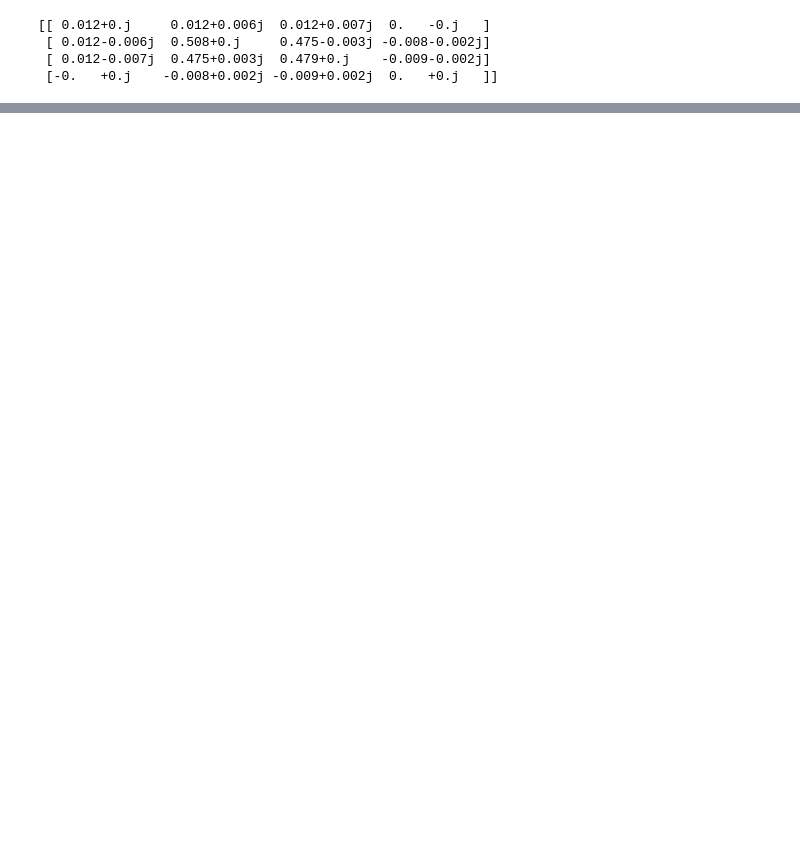
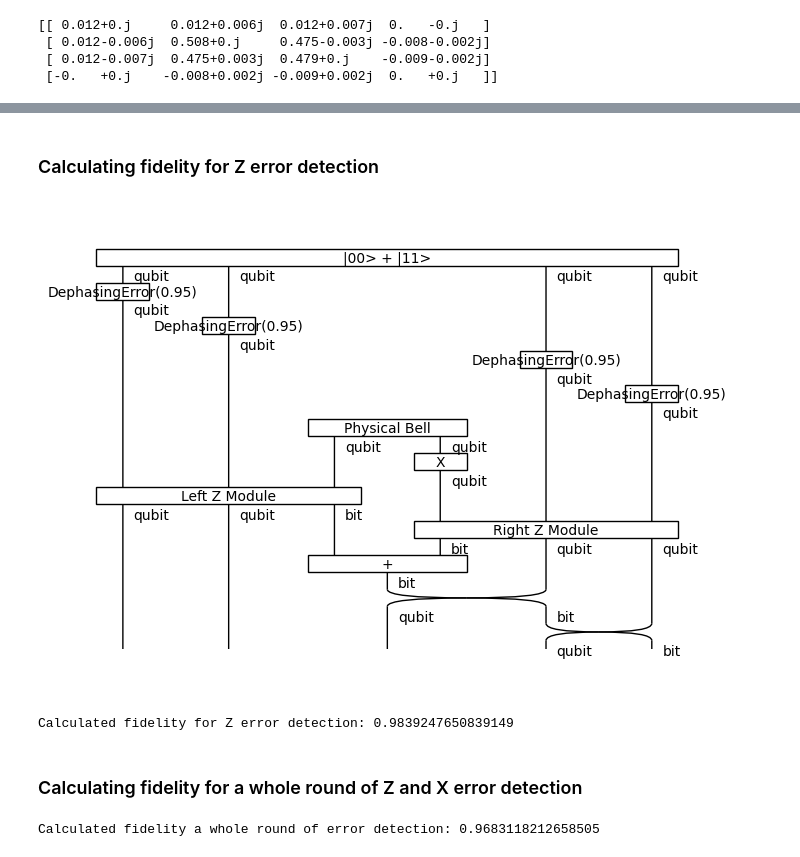
Before and after one commit to quantinuum-dev/optyx, a Jupyter notebook: notebooks/distributed-422-code.ipynb, the cells around one changed output, grey strips where cells are left out. Drawn from its saved outputs; the diff is of its cells as text; code cells hidden in the pictures; blank space fills up the shorter version.

```diff
--- a/notebooks/distributed-422-code.ipynb
+++ b/notebooks/distributed-422-code.ipynb
@@ -143,4 +83,5 @@ logical_bell.draw()
 # %%
+p_error = 0.95
 Imperfect_circuit = Logical_bell >> diag_pow(BitFlipError(p_error), 4) >> X_detector
 
 Imperfect_circuit.draw()
@@ -223,0 +194,33 @@ Tensor[complex128]([0.968+0.j], dom=Dim(1), cod=Dim(1))
+# %% [markdown]
+### Calculating fidelity for Z error detection
+# %%
+Imperfect_circuit = Logical_bell >> diag_pow(DephasingError(p_error), 4) >> Physical_Z_detector
+Imperfect_circuit.draw()
+# %% [output]
+[figure, added]
+# %%
+P_s_eq_0 = Imperfect_circuit >> Discard(qubit ** 4) @ Bit_0
+p_s_eq_0 = P_s_eq_0.double().to_tensor().eval().array
+
+P_00_and_s_eq_0 = Imperfect_circuit >> Logical_bell_measurement @ Bit_0
+p_00_and_s_eq_0 = P_00_and_s_eq_0.double().to_tensor().eval().array
+
+fidelity = p_00_and_s_eq_0 / p_s_eq_0
+print("Calculated fidelity for Z error detection:", np.sqrt(fidelity.real))
+# %% [output]
+Calculated fidelity for Z error detection: 0.9839247650839149
+# %% [markdown]
+### Calculating fidelity for a whole round of Z and X error detection
+# %%
+Imperfect_circuit = Logical_bell >> diag_pow(DephasingError(p_error), 4) >> Physical_Z_detector >> diag_pow(BitFlipError(p_error), 4) @ Circuit.id(bit) >> Physical_X_detector @ Circuit.id(bit)
+
+P_s_eq_0 = Imperfect_circuit >> Discard(qubit ** 4) @ Bit_0 @ Bit_0
+p_s_eq_0 = P_s_eq_0.double().to_tensor().eval().array
+
+P_00_and_s_eq_0 = Imperfect_circuit >> Logical_bell_measurement @ Bit_0 @ Bit_0
+p_00_and_s_eq_0 = P_00_and_s_eq_0.double().to_tensor().eval().array
+
+fidelity = p_00_and_s_eq_0 / p_s_eq_0
+print("Calculated fidelity a whole round of error detection:", np.sqrt(fidelity.real))
+# %% [output]
+Calculated fidelity a whole round of error detection: 0.9683118212658505
```
Also changed, not shown: parts of 29 cells of this notebook, 1 other file.
